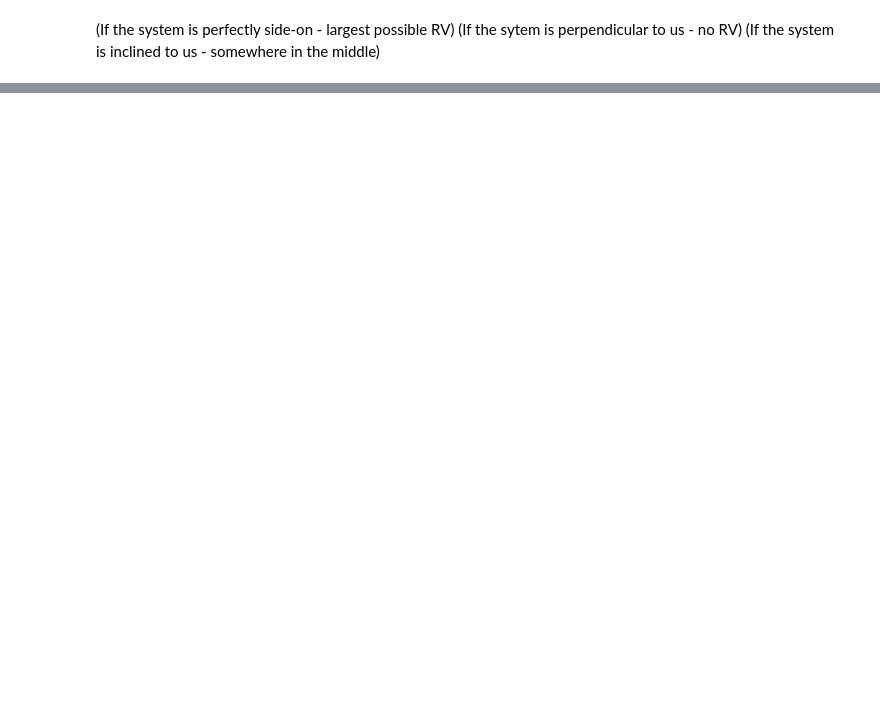
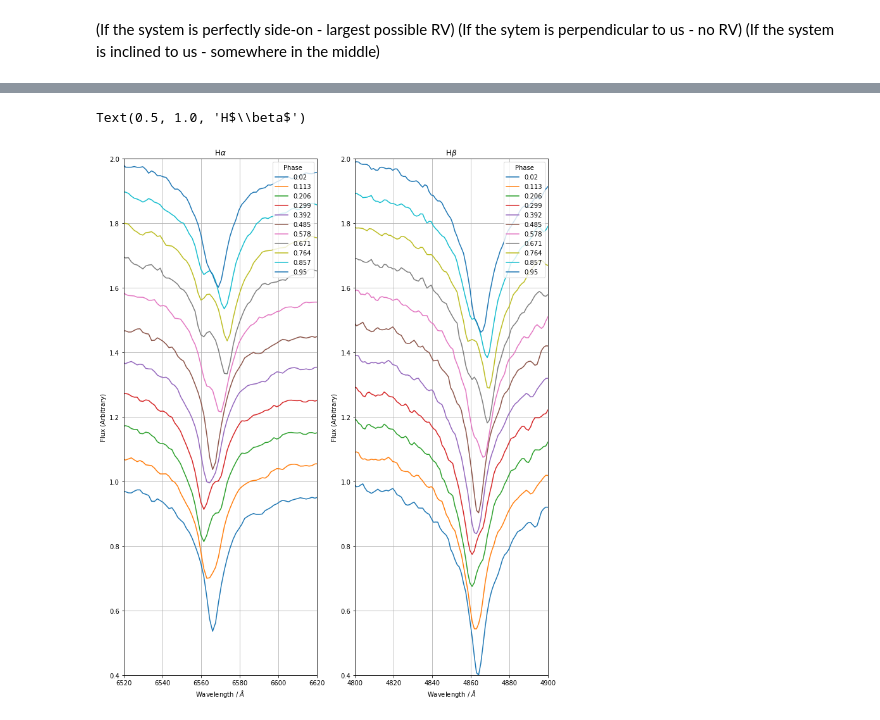
Before and after one commit to cylammarco/desihigh, a Jupyter notebook: CreateABinaryStarSystem.ipynb, the cells around one changed output, grey strips where cells are left out. Saved outputs shown, nothing was run; the diff lists cells and outputs as text; code cells hidden in the pictures; blank space fills up the shorter version.

```diff
--- a/CreateABinaryStarSystem.ipynb
+++ b/CreateABinaryStarSystem.ipynb
@@ -100,0 +187,33 @@ Text(0, 0.5, 'km / s')
+# %%
+h_alpha_mask = (wave > 6500) & (wave < 6640)
+h_beta_mask = (wave > 4780) & (wave < 4920)
+
+fig = plt.figure(figsize=(12, 15))
+ax1 = fig.add_subplot(121)
+ax2 = fig.add_subplot(122)
+for i in range(len(f2_obs)):
+    spec_sum = f2_obs[i] + a9_obs[i]
+    ax1.plot(wave, spec_sum / np.nanmax(spec_sum[h_alpha_mask]) + i / 10., label=str(phase_obs[i])[:5])
+    ax2.plot(wave, spec_sum / np.nanmax(spec_sum[h_beta_mask]) + i / 10., label=str(phase_obs[i])[:5])
+
+
+leg1 = ax1.legend(loc='upper right')
+leg1.set_title('Phase')
+ax1.set_xlim(6520, 6620)
+ax1.set_ylim(0.4, 2.0)
+ax1.grid()
+ax1.set_xlabel(r'Wavelength / $\AA$')
+ax1.set_ylabel('Flux (Arbitrary)')
+ax1.set_title(r'H$\alpha$')
+
+leg2 = ax2.legend(loc='upper right')
+leg2.set_title('Phase')
+ax2.set_xlim(4800, 4900)
+ax2.set_ylim(0.4, 2.0)
+ax2.grid()
+ax2.set_xlabel(r'Wavelength / $\AA$')
+ax2.set_ylabel('Flux (Arbitrary)')
+ax2.set_title(r'H$\beta$')
+# %% [output]
+Text(0.5, 1.0, 'H$\\beta$')
+[figure, added]
```
Also changed, not shown: parts of 12 cells of this notebook.
